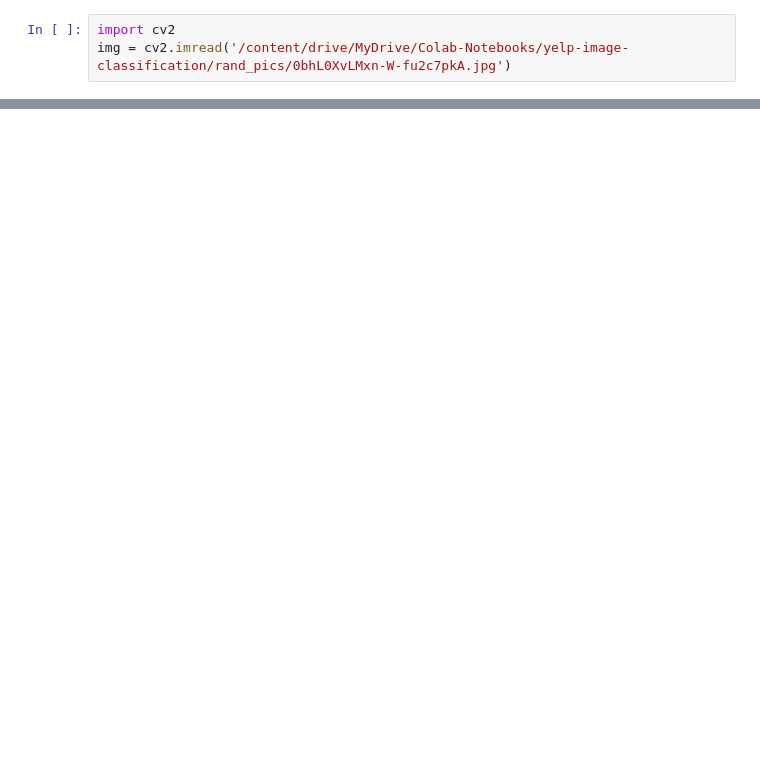
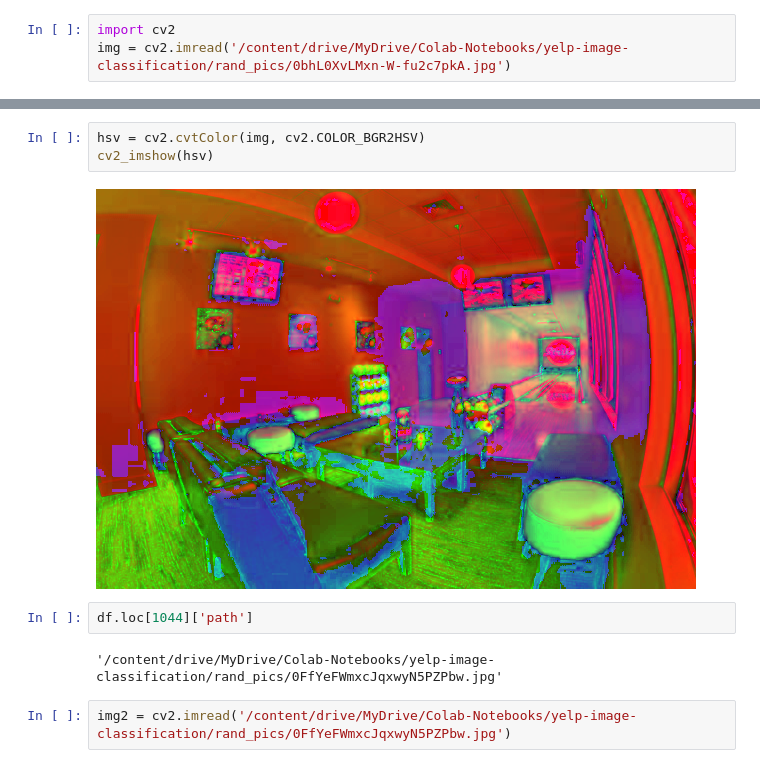
Before and after one commit to sathwikkes/Yelp-Image-Classification, a Jupyter notebook: data_wrangling.ipynb, the cells around one changed output, grey strips where cells are left out. Saved outputs shown, nothing was run; the diff lists cells and outputs as text; blank space fills up the shorter version.

```diff
--- a/data_wrangling.ipynb
+++ b/data_wrangling.ipynb
@@ -148,0 +170,11 @@ cv2_imshow(img)
+# %%
+hsv = cv2.cvtColor(img, cv2.COLOR_BGR2HSV)
+cv2_imshow(hsv)
+# %% [output]
+[figure, added]
+# %%
+df.loc[1044]['path']
+# %% [output]
+'/content/drive/MyDrive/Colab-Notebooks/yelp-image-classification/rand_pics/0FfYeFWmxcJqxwyN5PZPbw.jpg'
+# %%
+img2 = cv2.imread('/content/drive/MyDrive/Colab-Notebooks/yelp-image-classification/rand_pics/0FfYeFWmxcJqxwyN5PZPbw.jpg')
```
Also changed, not shown: parts of 24 cells of this notebook.
